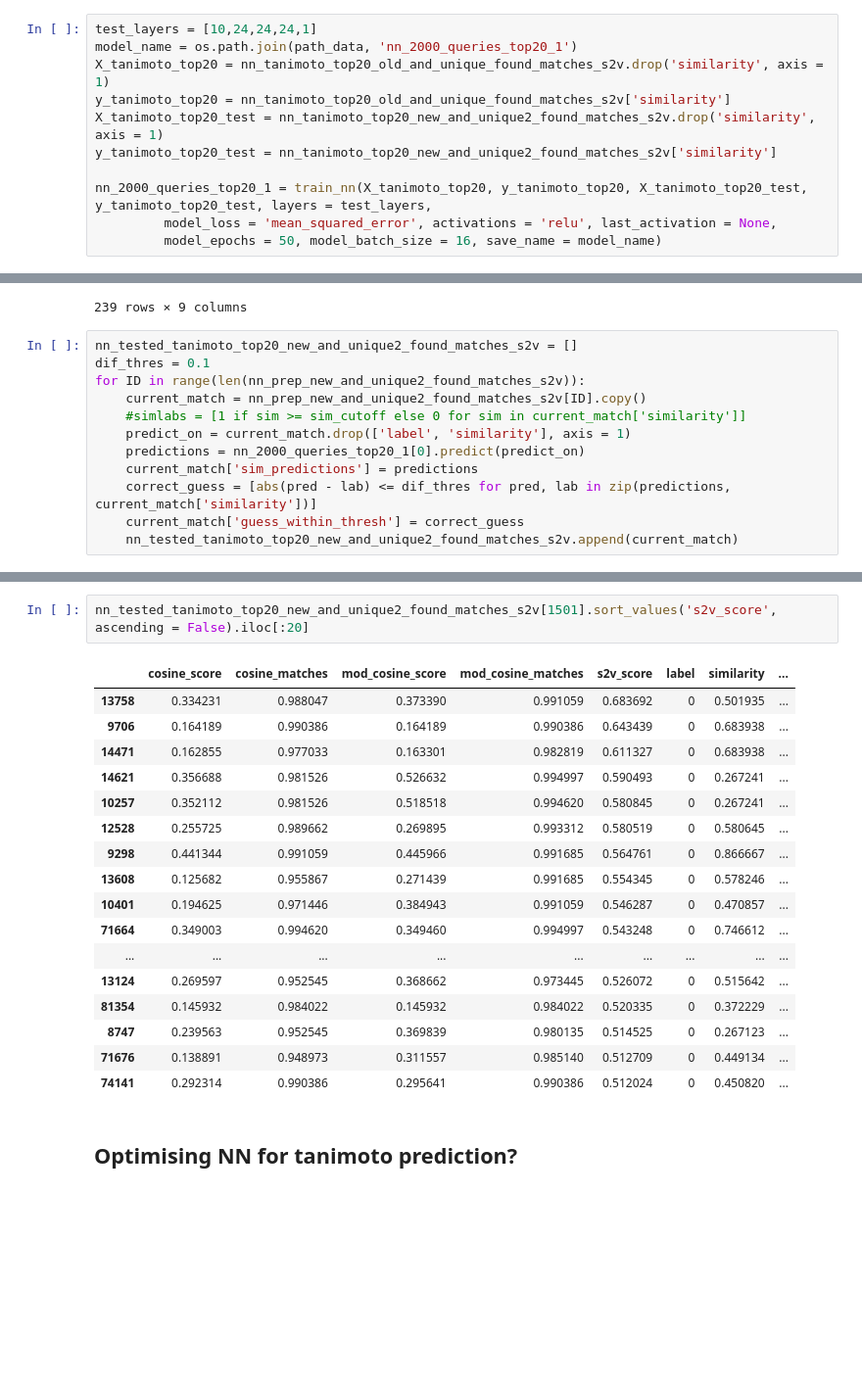
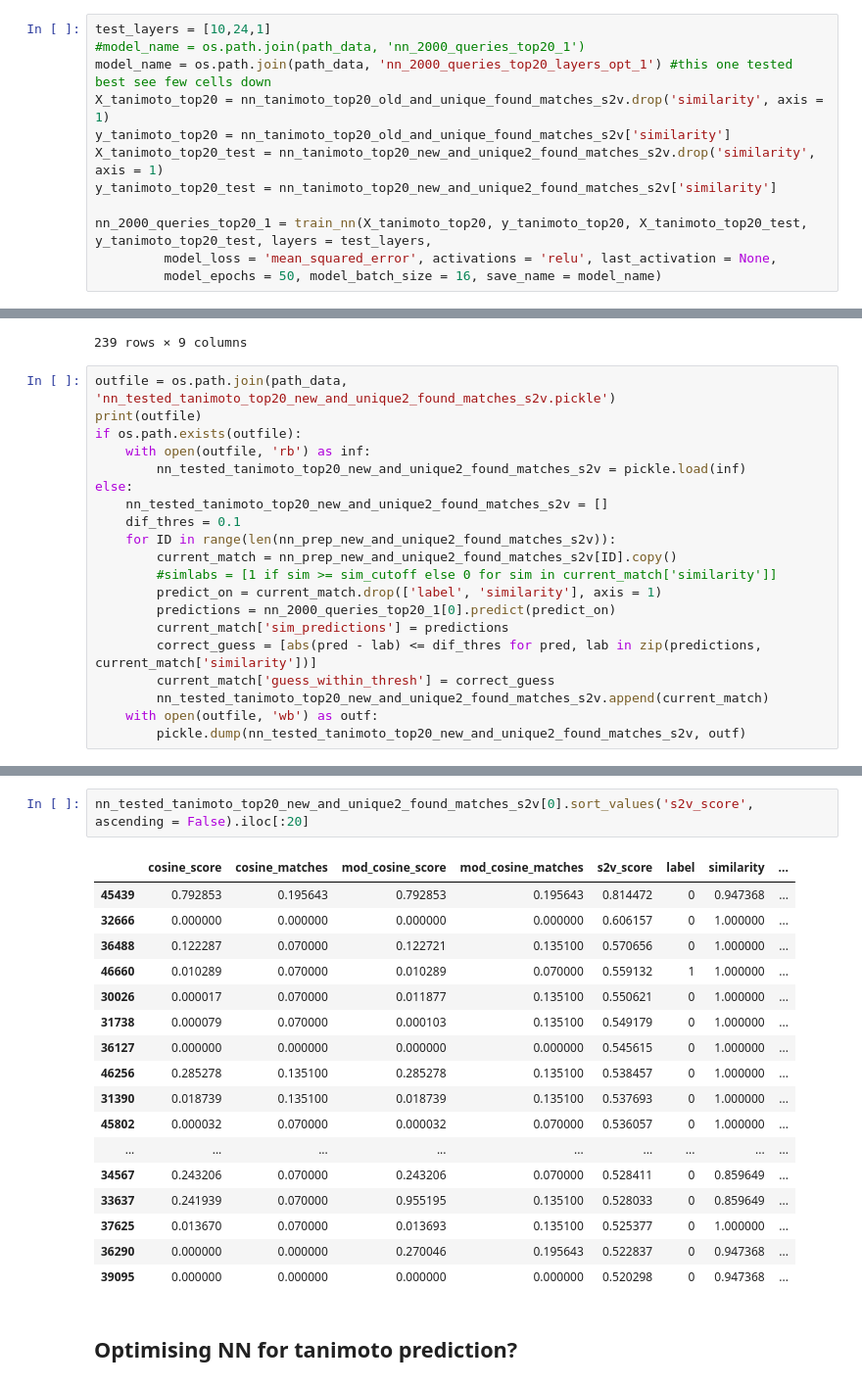
Before and after one commit to louwenjjr/improve_library_matching, a Jupyter notebook: 3-predicting-more-labels.ipynb, the cells around one changed output, grey strips where cells are left out. Shown at 98% size. Saved outputs shown, nothing was run; the diff lists cells and outputs as text; blank space fills up the shorter version.

```diff
--- a/3-predicting-more-labels.ipynb
+++ b/3-predicting-more-labels.ipynb
@@ -445,8 +445,9 @@ def train_nn(X_train, y_train, X_test, y_test, layers = [12, 12, 12, 12, 12, 1],
 
     return nn_model, history, accuracy, loss
 # %%
-test_layers = [10,24,24,24,1]
-model_name = os.path.join(path_data, 'nn_2000_queries_top20_1')
+test_layers = [10,24,1]
+#model_name = os.path.join(path_data, 'nn_2000_queries_top20_1')
+model_name = os.path.join(path_data, 'nn_2000_queries_top20_layers_opt_1') #this one tested best see few cells down
 X_tanimoto_top20 = nn_tanimoto_top20_old_and_unique_found_matches_s2v.drop('similarity', axis = 1)
 y_tanimoto_top20 = nn_tanimoto_top20_old_and_unique_found_matches_s2v['similarity']
 X_tanimoto_top20_test = nn_tanimoto_top20_new_and_unique2_found_matches_s2v.drop('similarity', axis = 1)
@@ -539,14 +574,22 @@ nn_prep_new_and_unique2_found_matches_s2v[0]
 | 88630 | 0.0 | 0.0 | 0.000000 | 0.00 | -0.010421 | 0 | 0.190067 | ... |
 239 rows × 9 columns
 # %%
-nn_tested_tanimoto_top20_new_and_unique2_found_matches_s2v = []
-dif_thres = 0.1
-for ID in range(len(nn_prep_new_and_unique2_found_matches_s2v)):
-    current_match = nn_prep_new_and_unique2_found_matches_s2v[ID].copy()
-    #simlabs = [1 if sim >= sim_cutoff else 0 for sim in current_match['similarity']]
-    predict_on = current_match.drop(['label', 'similarity'], axis = 1)
-    predictions = nn_2000_queries_top20_1[0].predict(predict_on)
-    current_match['sim_predictions'] = predictions
-    correct_guess = [abs(pred - lab) <= dif_thres for pred, lab in zip(predictions, current_match['similarity'])]
-    current_match['guess_within_thresh'] = correct_guess
-    nn_tested_tanimoto_top20_new_and_unique2_found_matches_s2v.append(current_match)
+outfile = os.path.join(path_data, 'nn_tested_tanimoto_top20_new_and_unique2_found_matches_s2v.pickle')
+print(outfile)
+if os.path.exists(outfile):
+    with open(outfile, 'rb') as inf:
+        nn_tested_tanimoto_top20_new_and_unique2_found_matches_s2v = pickle.load(inf)
+else:
+    nn_tested_tanimoto_top20_new_and_unique2_found_matches_s2v = []
+    dif_thres = 0.1
+    for ID in range(len(nn_prep_new_and_unique2_found_matches_s2v)):
+        current_match = nn_prep_new_and_unique2_found_matches_s2v[ID].copy()
+        #simlabs = [1 if sim >= sim_cutoff else 0 for sim in current_match['similarity']]
+        predict_on = current_match.drop(['label', 'similarity'], axis = 1)
+        predictions = nn_2000_queries_top20_1[0].predict(predict_on)
+        current_match['sim_predictions'] = predictions
+        correct_guess = [abs(pred - lab) <= dif_thres for pred, lab in zip(predictions, current_match['similarity'])]
+        current_match['guess_within_thresh'] = correct_guess
+        nn_tested_tanimoto_top20_new_and_unique2_found_matches_s2v.append(current_match)
+    with open(outfile, 'wb') as outf:
+        pickle.dump(nn_tested_tanimoto_top20_new_and_unique2_found_matches_s2v, outf)
@@ -553,23 +598,23 @@ for ID in range(len(nn_prep_new_and_unique2_found_matches_s2v)):
 # %%
-nn_tested_tanimoto_top20_new_and_unique2_found_matches_s2v[1501].sort_values('s2v_score', ascending = False).iloc[:20]
+nn_tested_tanimoto_top20_new_and_unique2_found_matches_s2v[0].sort_values('s2v_score', ascending = False).iloc[:20]
 # %% [output]
 |  | cosine_score | cosine_matches | mod_cosine_score | mod_cosine_matches | s2v_score | label | similarity | ... |
-| 13758 | 0.334231 | 0.988047 | 0.373390 | 0.991059 | 0.683692 | 0 | 0.501935 | ... |
-| 9706 | 0.164189 | 0.990386 | 0.164189 | 0.990386 | 0.643439 | 0 | 0.683938 | ... |
-| 14471 | 0.162855 | 0.977033 | 0.163301 | 0.982819 | 0.611327 | 0 | 0.683938 | ... |
-| 14621 | 0.356688 | 0.981526 | 0.526632 | 0.994997 | 0.590493 | 0 | 0.267241 | ... |
-| 10257 | 0.352112 | 0.981526 | 0.518518 | 0.994620 | 0.580845 | 0 | 0.267241 | ... |
-| 12528 | 0.255725 | 0.989662 | 0.269895 | 0.993312 | 0.580519 | 0 | 0.580645 | ... |
-| 9298 | 0.441344 | 0.991059 | 0.445966 | 0.991685 | 0.564761 | 0 | 0.866667 | ... |
-| 13608 | 0.125682 | 0.955867 | 0.271439 | 0.991685 | 0.554345 | 0 | 0.578246 | ... |
-| 10401 | 0.194625 | 0.971446 | 0.384943 | 0.991059 | 0.546287 | 0 | 0.470857 | ... |
-| 71664 | 0.349003 | 0.994620 | 0.349460 | 0.994997 | 0.543248 | 0 | 0.746612 | ... |
+| 45439 | 0.792853 | 0.195643 | 0.792853 | 0.195643 | 0.814472 | 0 | 0.947368 | ... |
+| 32666 | 0.000000 | 0.000000 | 0.000000 | 0.000000 | 0.606157 | 0 | 1.000000 | ... |
+| 36488 | 0.122287 | 0.070000 | 0.122721 | 0.135100 | 0.570656 | 0 | 1.000000 | ... |
+| 46660 | 0.010289 | 0.070000 | 0.010289 | 0.070000 | 0.559132 | 1 | 1.000000 | ... |
+| 30026 | 0.000017 | 0.070000 | 0.011877 | 0.135100 | 0.550621 | 0 | 1.000000 | ... |
+| 31738 | 0.000079 | 0.070000 | 0.000103 | 0.135100 | 0.549179 | 0 | 1.000000 | ... |
+| 36127 | 0.000000 | 0.000000 | 0.000000 | 0.000000 | 0.545615 | 0 | 1.000000 | ... |
+| 46256 | 0.285278 | 0.135100 | 0.285278 | 0.135100 | 0.538457 | 0 | 1.000000 | ... |
+| 31390 | 0.018739 | 0.135100 | 0.018739 | 0.135100 | 0.537693 | 0 | 1.000000 | ... |
+| 45802 | 0.000032 | 0.070000 | 0.000032 | 0.070000 | 0.536057 | 0 | 1.000000 | ... |
 | ... | ... | ... | ... | ... | ... | ... | ... | ... |
-| 13124 | 0.269597 | 0.952545 | 0.368662 | 0.973445 | 0.526072 | 0 | 0.515642 | ... |
-| 81354 | 0.145932 | 0.984022 | 0.145932 | 0.984022 | 0.520335 | 0 | 0.372229 | ... |
-| 8747 | 0.239563 | 0.952545 | 0.369839 | 0.980135 | 0.514525 | 0 | 0.267123 | ... |
-| 71676 | 0.138891 | 0.948973 | 0.311557 | 0.985140 | 0.512709 | 0 | 0.449134 | ... |
-| 74141 | 0.292314 | 0.990386 | 0.295641 | 0.990386 | 0.512024 | 0 | 0.450820 | ... |
+| 34567 | 0.243206 | 0.070000 | 0.243206 | 0.070000 | 0.528411 | 0 | 0.859649 | ... |
+| 33637 | 0.241939 | 0.070000 | 0.955195 | 0.135100 | 0.528033 | 0 | 0.859649 | ... |
+| 37625 | 0.013670 | 0.070000 | 0.013693 | 0.135100 | 0.525377 | 0 | 1.000000 | ... |
+| 36290 | 0.000000 | 0.000000 | 0.270046 | 0.195643 | 0.522837 | 0 | 0.947368 | ... |
+| 39095 | 0.000000 | 0.000000 | 0.000000 | 0.000000 | 0.520298 | 0 | 0.947368 | ... |
 # %% [markdown]
 ## Optimising NN for tanimoto prediction?
 # %%
```
Also changed, not shown: parts of 13 cells of this notebook.
